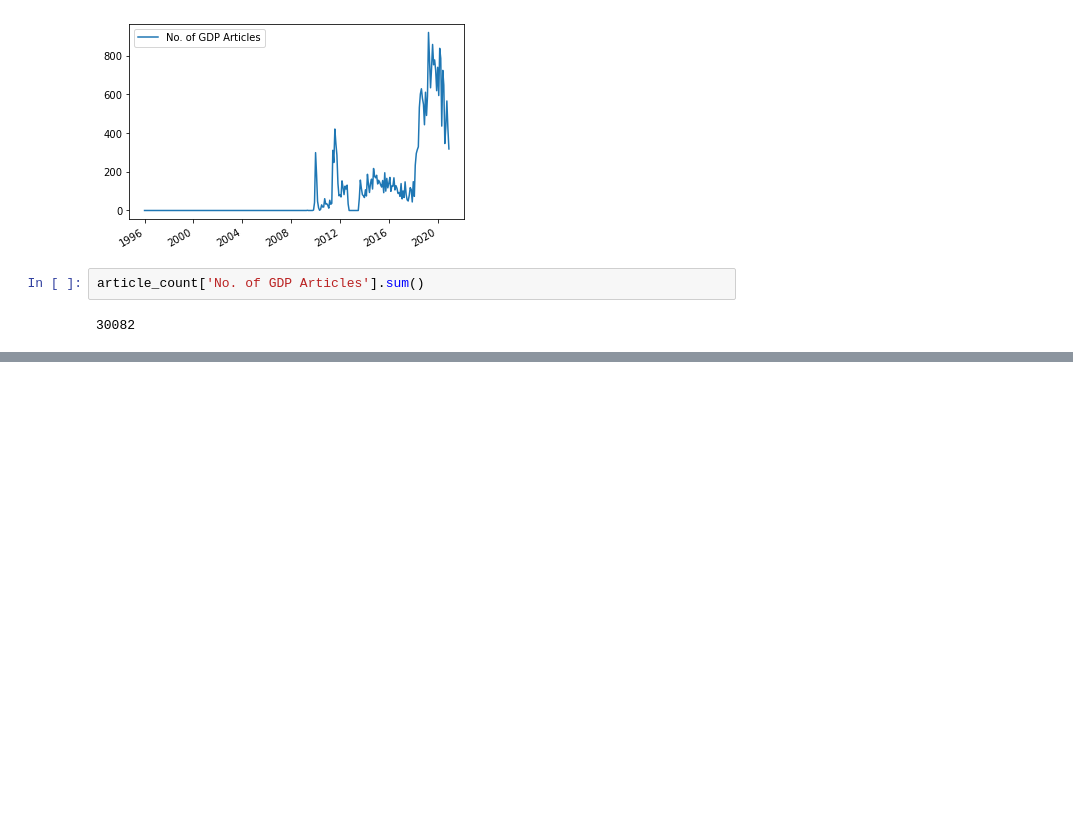
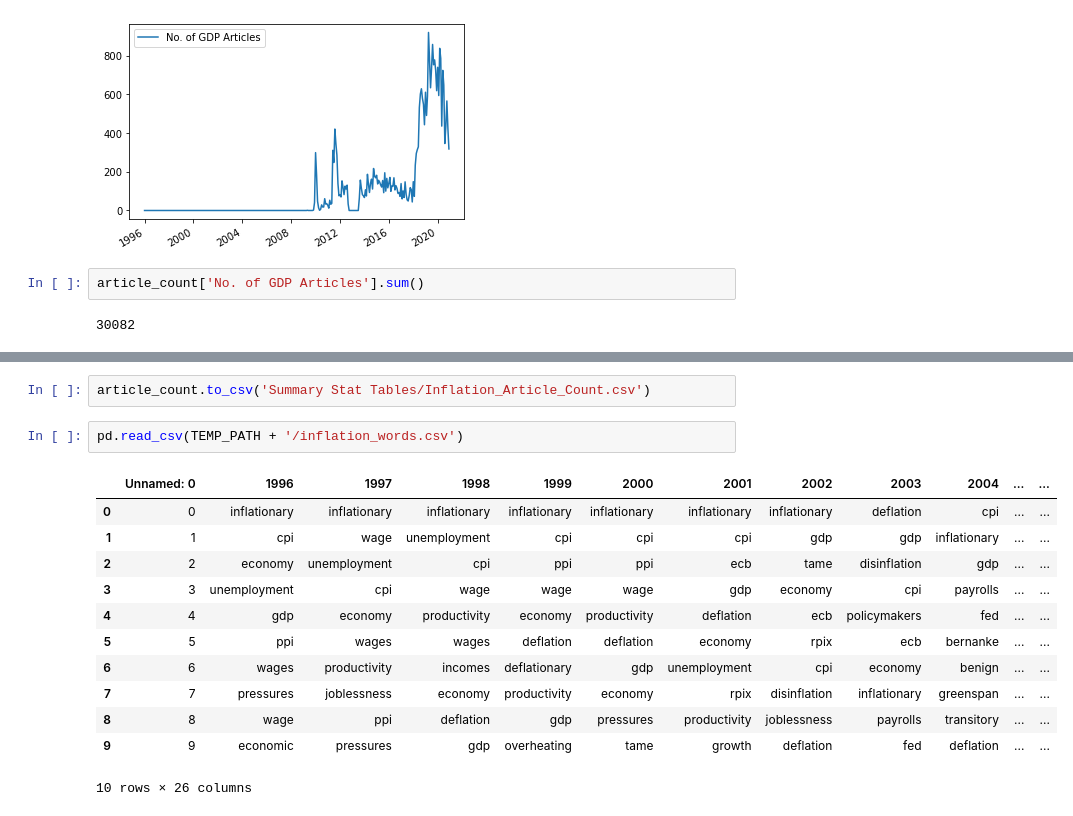
Before and after one commit to mehasadasivam/NLP, a Jupyter notebook: Master Notebook.ipynb, the cells around one changed output, grey strips where cells are left out. Saved outputs shown, nothing was run; the diff lists cells and outputs as text; blank space fills up the shorter version.

```diff
--- a/Master Notebook.ipynb
+++ b/Master Notebook.ipynb
@@ -106,0 +152,17 @@ article_count['No. of GDP Articles'].sum()
+# %%
+article_count.to_csv('Summary Stat Tables/Inflation_Article_Count.csv')
+# %%
+pd.read_csv(TEMP_PATH + '/inflation_words.csv')
+# %% [output]
+|  | Unnamed: 0 | 1996 | 1997 | 1998 | 1999 | 2000 | 2001 | 2002 | 2003 | 2004 | ... | ... |
+| 0 | 0 | inflationary | inflationary | inflationary | inflationary | inflationary | inflationary | inflationary | deflation | cpi | ... | ... |
+| 1 | 1 | cpi | wage | unemployment | cpi | cpi | cpi | gdp | gdp | inflationary | ... | ... |
+| 2 | 2 | economy | unemployment | cpi | ppi | ppi | ecb | tame | disinflation | gdp | ... | ... |
+| 3 | 3 | unemployment | cpi | wage | wage | wage | gdp | economy | cpi | payrolls | ... | ... |
+| 4 | 4 | gdp | economy | productivity | economy | productivity | deflation | ecb | policymakers | fed | ... | ... |
+| 5 | 5 | ppi | wages | wages | deflation | deflation | economy | rpix | ecb | bernanke | ... | ... |
+| 6 | 6 | wages | productivity | incomes | deflationary | gdp | unemployment | cpi | economy | benign | ... | ... |
+| 7 | 7 | pressures | joblessness | economy | productivity | economy | rpix | disinflation | inflationary | greenspan | ... | ... |
+| 8 | 8 | wage | ppi | deflation | gdp | pressures | productivity | joblessness | payrolls | transitory | ... | ... |
+| 9 | 9 | economic | pressures | gdp | overheating | tame | growth | deflation | fed | deflation | ... | ... |
+10 rows × 26 columns
```
Also changed, not shown: parts of 13 cells of this notebook, 9 other files.
